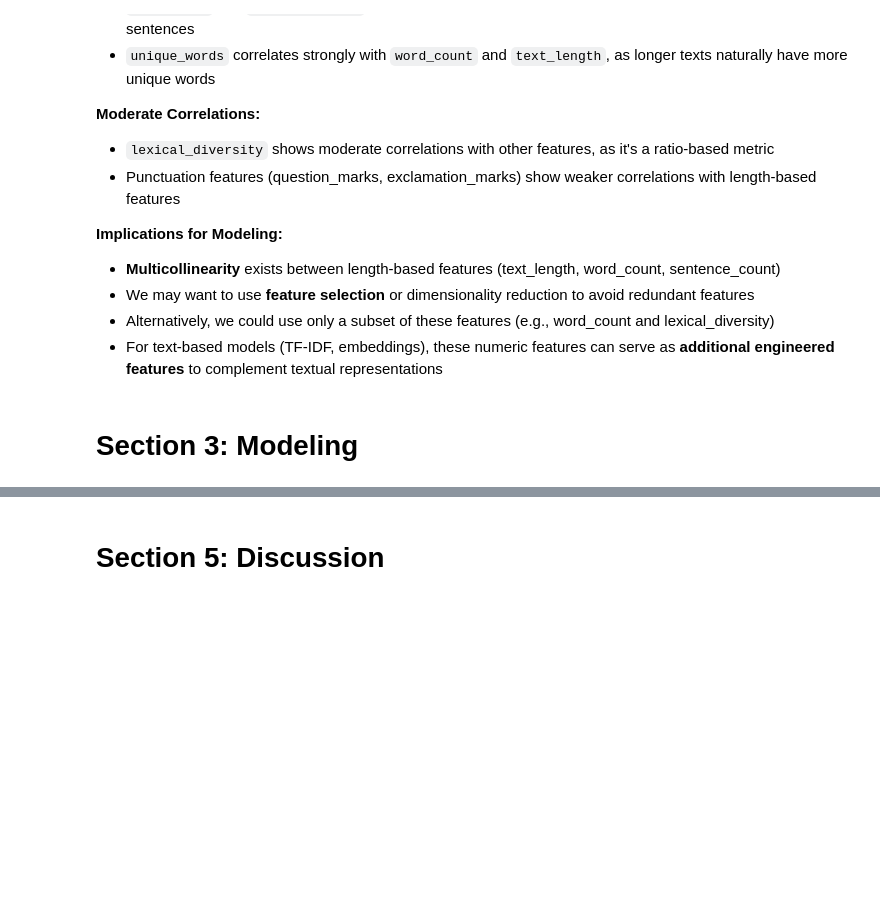
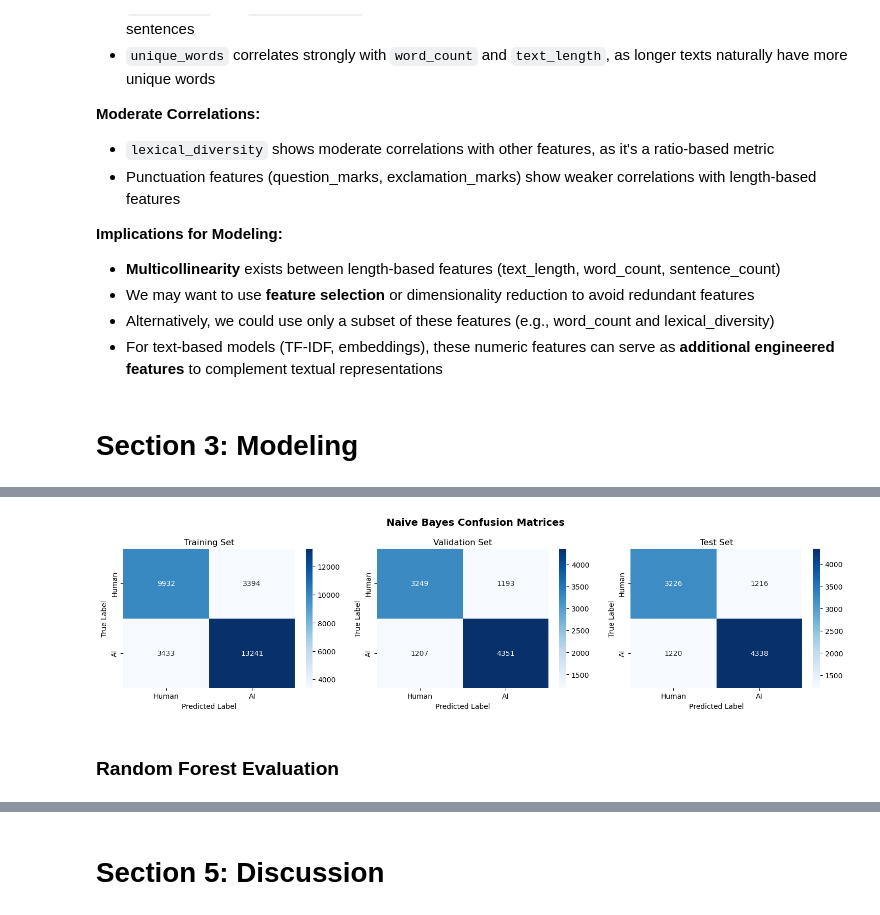
Before and after one commit to charliespy/CSE158_Assignment2, a Jupyter notebook: assignment2.ipynb, the cells around one changed output, grey strips where cells are left out. Drawn from its saved outputs; the diff is of its cells as text; code cells hidden in the pictures; blank space fills up the shorter version.

```diff
--- a/assignment2.ipynb
+++ b/assignment2.ipynb
@@ -464,0 +718,22 @@ The correlation matrix reveals important relationships between features:
+# %%
+y_train_pred_nb = nb_model.predict(X_train_tfidf)
+y_val_pred_nb = nb_model.predict(X_val_tfidf)
+y_test_pred_nb = nb_model.predict(X_test_tfidf)
+
+print("Naive Bayes - Training Set:")
+print(f"  Accuracy: {accuracy_score(y_train, y_train_pred_nb):.4f}")
+print(f"  Precision: {precision_score(y_train, y_train_pred_nb):.4f}")
+print(f"  Recall: {recall_score(y_train, y_train_pred_nb):.4f}")
+print(f"  F1-score: {f1_score(y_train, y_train_pred_nb):.4f}")
+
+print("\nNaive Bayes - Validation Set:")
+print(f"  Accuracy: {accuracy_score(y_val, y_val_pred_nb):.4f}")
+print(f"  Precision: {precision_score(y_val, y_val_pred_nb):.4f}")
+print(f"  Recall: {recall_score(y_val, y_val_pred_nb):.4f}")
+print(f"  F1-score: {f1_score(y_val, y_val_pred_nb):.4f}")
+
+print("\nNaive Bayes - Test Set:")
+print(f"  Accuracy: {accuracy_score(y_test, y_test_pred_nb):.4f}")
+print(f"  Precision: {precision_score(y_test, y_test_pred_nb):.4f}")
+print(f"  Recall: {recall_score(y_test, y_test_pred_nb):.4f}")
+print(f"  F1-score: {f1_score(y_test, y_test_pred_nb):.4f}")
@@ -464,0 +758,22 @@ The correlation matrix reveals important relationships between features:
+# %%
+fig, axes = plt.subplots(1, 3, figsize=(15, 4))
+
+for idx, (y_true, y_pred, title) in enumerate([
+    (y_train, y_train_pred_nb, 'Training Set'),
+    (y_val, y_val_pred_nb, 'Validation Set'),
+    (y_test, y_test_pred_nb, 'Test Set')
+]):
+    cm = confusion_matrix(y_true, y_pred)
+    sns.heatmap(cm, annot=True, fmt='d', cmap='Blues', ax=axes[idx],
+                xticklabels=['Human', 'AI'], yticklabels=['Human', 'AI'])
+    axes[idx].set_title(title)
+    axes[idx].set_ylabel('True Label')
+    axes[idx].set_xlabel('Predicted Label')
+
+plt.suptitle('Naive Bayes Confusion Matrices', fontsize=14, fontweight='bold')
+plt.tight_layout()
+plt.show()
+# %% [output]
+[figure, added]
+# %% [markdown]
+### Random Forest Evaluation
```
Also changed, not shown: parts of 31 cells of this notebook.
